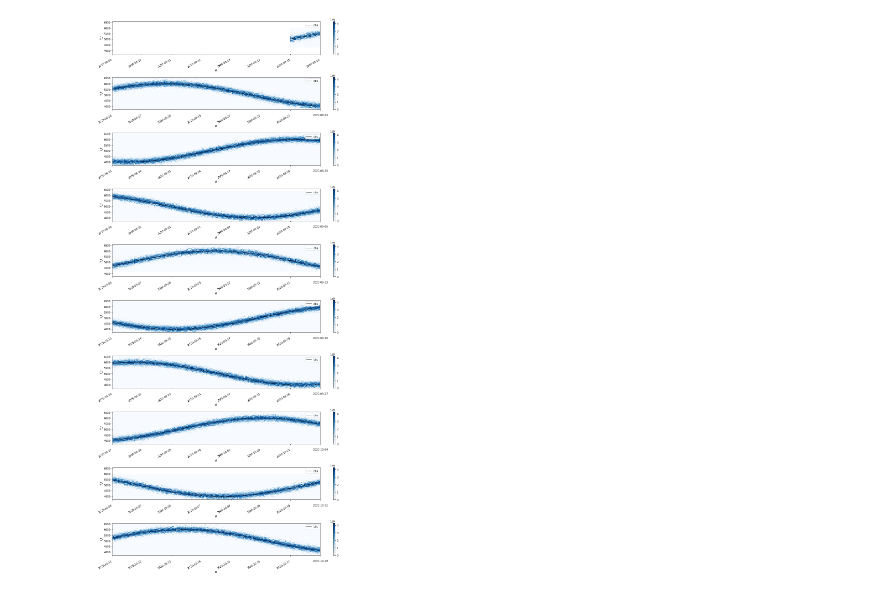
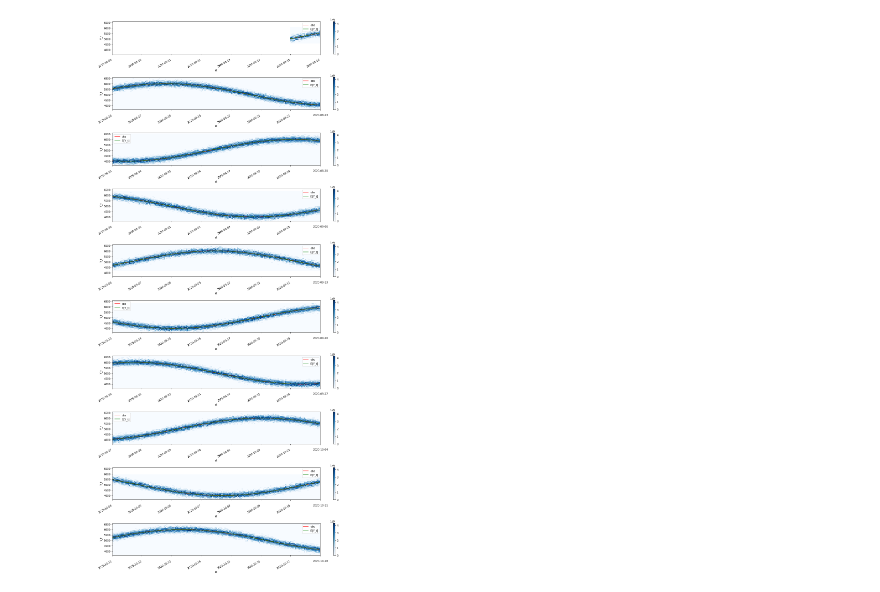
Before and after one commit to AmpersandTV/pymc3-hmm, a Jupyter notebook: examples/datashader_example.ipynb, the cells around one changed output. Cells and saved outputs as stored; diff of their text form; code cells hidden in the pictures.

Commit message:
Add support for additional columns plotting

```diff
--- a/examples/datashader_example.ipynb
+++ b/examples/datashader_example.ipynb
@@ -28,7 +28,7 @@ def simulate_time_series(M, a, b, c, d, e, sigma, **dtr_kwargs):
         return long_df
     else:
         del long_df["draw"]
-        return long_df.squeeze()
+        return long_df.rename(columns={"Y_t": "observed_Y_t"}).squeeze()
 # %%
 df = simulate_time_series(
     M=500, a=10, b=1, c=0, d=50, e=100, sigma=150,
@@ -38,19 +38,31 @@ observed_vals = simulate_time_series(
     M=1, a=10, b=1, c=0, d=50, e=100, sigma=3,
     start=date(2020, 8, 15), end=date(2021, 2, 11), freq="H"
 )
+
+sample_means = df.groupby(df.index).agg({"Y_t": np.mean})
+nonsample_df = pd.concat([observed_vals, sample_means], axis=1)
 # %%
 def plot_fn(ax, data, **kwargs):
     ax.step(
         data.index,
-        data.values,
-        color="black",
+        data["observed_Y_t"],
+        color="red",
         label="obs",
-        alpha=0.7,
-        linewidth=1.3,
+        alpha=0.8,
+        linewidth=1.5,
     )
+    ax.step(
+        data.index,
+        data["Y_t"],
+        color="green",
+        label="E[Y_t]",
+        alpha=0.8,
+        linewidth=1.5,
+    )
 # %%
 _ = plot_split_ts_histograms(
-    df, observed_vals, plot_fn, split_max=10, figsize=(15, 30),
+    df, "Y_t", nonsample_df, plot_fn,
+    split_max=10, figsize=(15, 30),
 )
 # %% [output]
-[figure, old version]
+[figure, new version]
```
Also changed, not shown: 1 other file.
